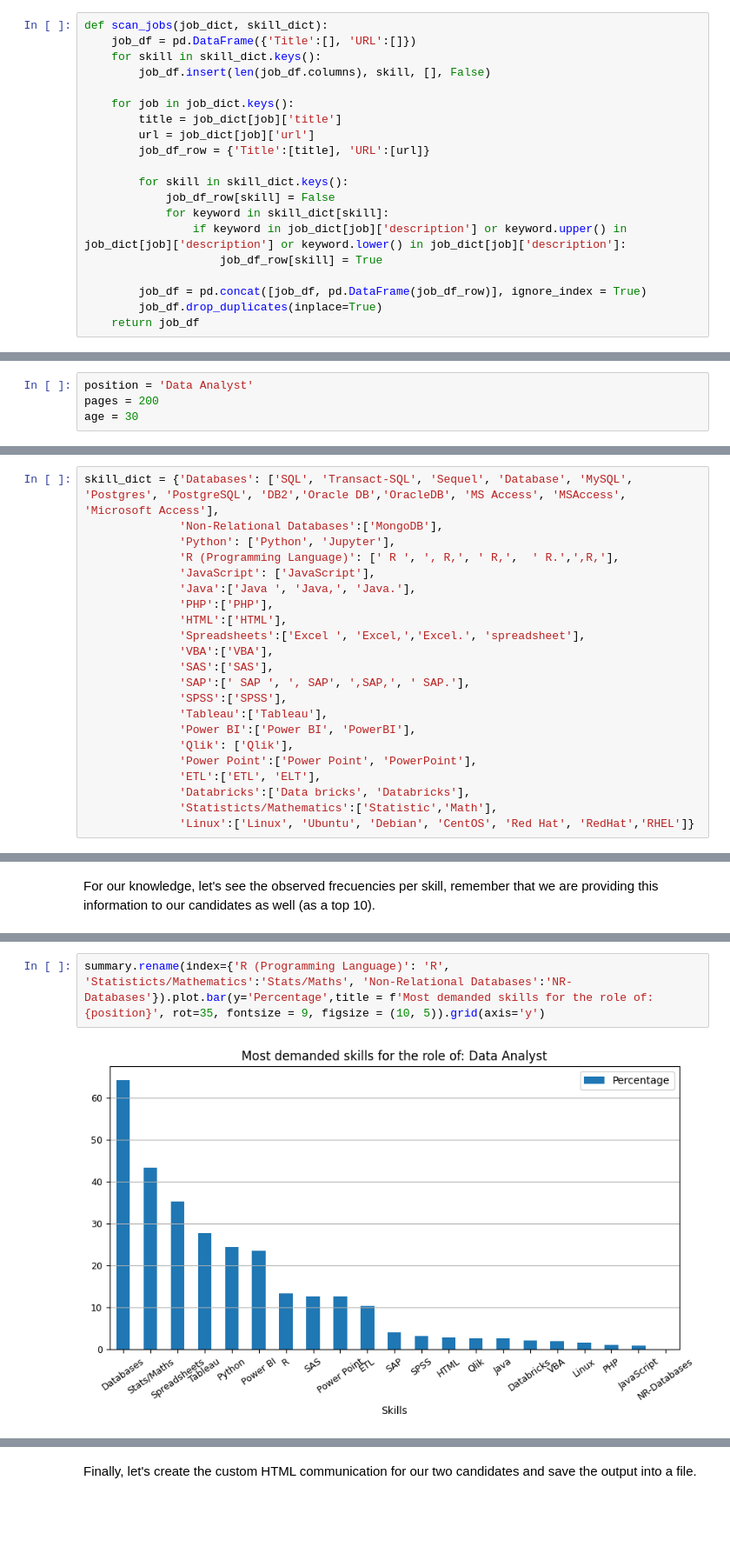
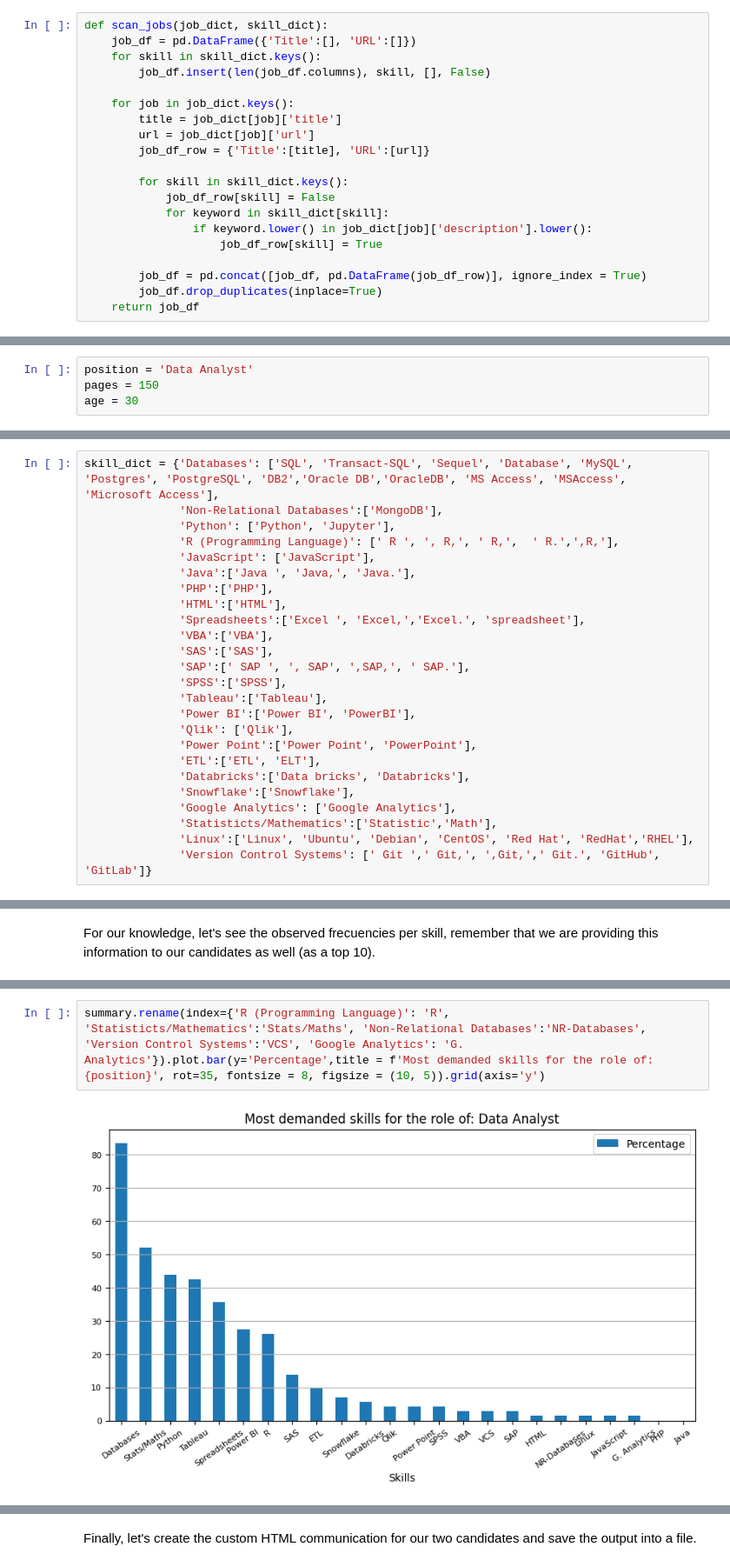
Before and after one commit to RubenPV0989/MyPortfolio, a Jupyter notebook: jupyter/Job_posting_web_scraping/Indeed_web_scraping.ipynb, the cells around one changed output, grey strips where cells are left out. Shown at 87% size. Drawn from its saved outputs; the diff is of its cells as text; blank space fills up the shorter version.

```diff
--- a/jupyter/Job_posting_web_scraping/Indeed_web_scraping.ipynb
+++ b/jupyter/Job_posting_web_scraping/Indeed_web_scraping.ipynb
@@ -97,7 +98,7 @@ def scan_jobs(job_dict, skill_dict):
         for skill in skill_dict.keys():
             job_df_row[skill] = False
             for keyword in skill_dict[skill]:
-                if keyword in job_dict[job]['description'] or keyword.upper() in job_dict[job]['description'] or keyword.lower() in job_dict[job]['description']:
+                if keyword.lower() in job_dict[job]['description'].lower():
                     job_df_row[skill] = True
 
         job_df = pd.concat([job_df, pd.DataFrame(job_df_row)], ignore_index = True)
@@ -188,6 +194,6 @@ It's time to test our solution. First, we need to gather raw data from indeed, l
 # %%
 position = 'Data Analyst'
-pages = 200
+pages = 150
 age = 30
 # %% [markdown]
 Let's run the first function saving the outcome on a variable called "job_dict".
@@ -225,8 +232,11 @@ skill_dict = {'Databases': ['SQL', 'Transact-SQL', 'Sequel', 'Database', 'MySQL'
               'Power Point':['Power Point', 'PowerPoint'],
               'ETL':['ETL', 'ELT'],
               'Databricks':['Data bricks', 'Databricks'],
+              'Snowflake':['Snowflake'],
+              'Google Analytics': ['Google Analytics'],
               'Statisticts/Mathematics':['Statistic','Math'],
-              'Linux':['Linux', 'Ubuntu', 'Debian', 'CentOS', 'Red Hat', 'RedHat','RHEL']}
+              'Linux':['Linux', 'Ubuntu', 'Debian', 'CentOS', 'Red Hat', 'RedHat','RHEL'],
+              'Version Control Systems': [' Git ',' Git,', ',Git,',' Git.', 'GitHub', 'GitLab']}
 # %% [markdown]
 let's run the second function saving the outcome into a variable called "result".
 # %%
@@ -296,5 +306,5 @@ summary
 # %%
-summary.rename(index={'R (Programming Language)': 'R', 'Statisticts/Mathematics':'Stats/Maths', 'Non-Relational Databases':'NR-Databases'}).plot.bar(y='Percentage',title = f'Most demanded skills for the role of: {position}', rot=35, fontsize = 9, figsize = (10, 5)).grid(axis='y')
+summary.rename(index={'R (Programming Language)': 'R', 'Statisticts/Mathematics':'Stats/Maths', 'Non-Relational Databases':'NR-Databases', 'Version Control Systems':'VCS', 'Google Analytics': 'G. Analytics'}).plot.bar(y='Percentage',title = f'Most demanded skills for the role of: {position}', rot=35, fontsize = 8, figsize = (10, 5)).grid(axis='y')
 # %% [output]
-[figure, old version]
+[figure, new version]
 # %% [markdown]
```
Also changed, not shown: parts of 16 cells of this notebook, 4 other files.
